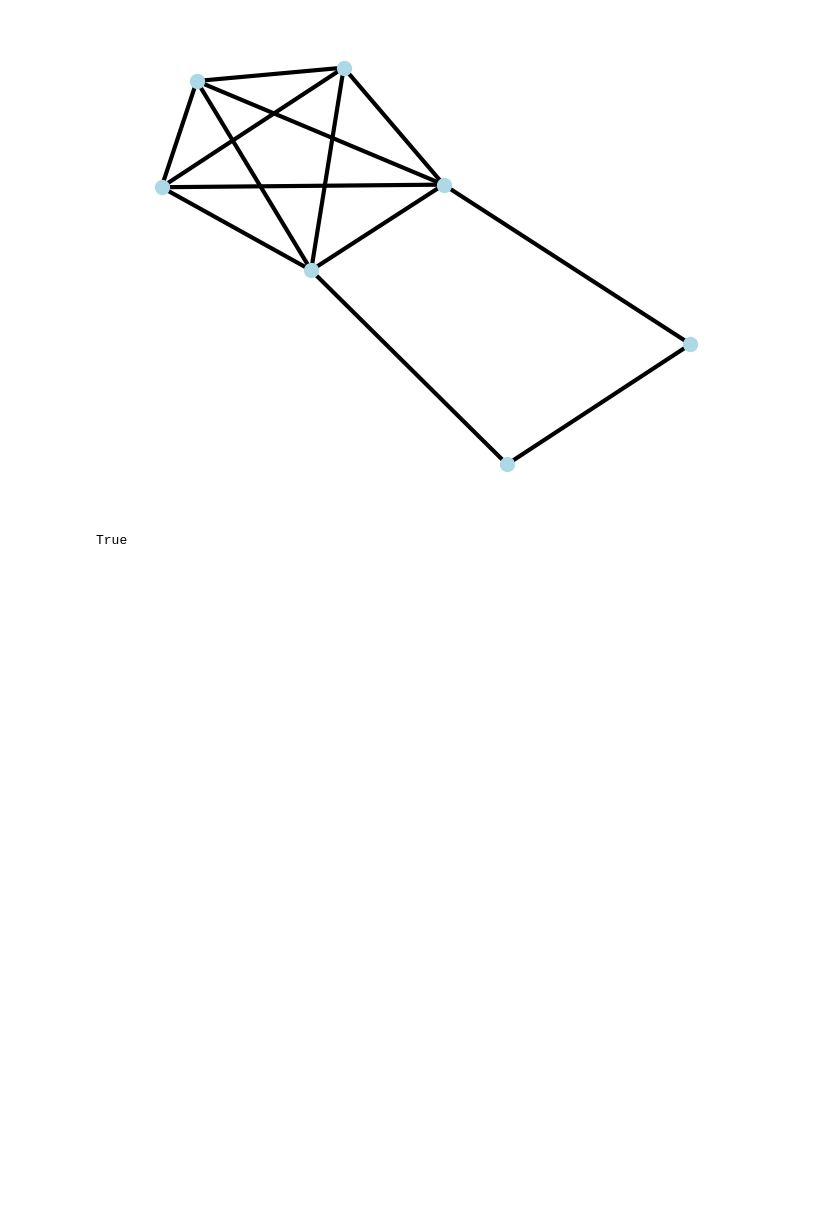
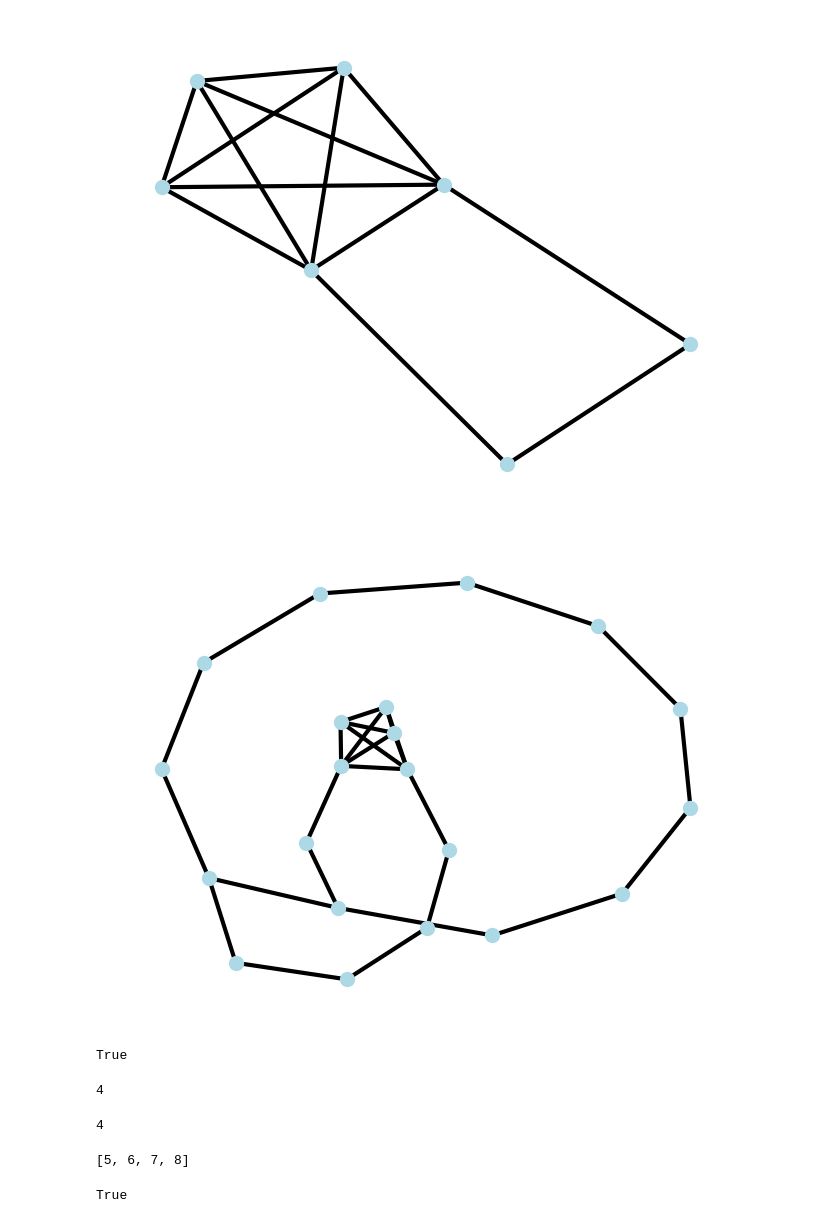
Before and after one commit to vonals/code, a Jupyter notebook: graphx.ipynb, the cells around one changed output. Drawn from its saved outputs; the diff is of its cells as text; code cells hidden in the pictures; blank space fills up the shorter version.

Commit message:
added Generate us-graph function

```diff
--- a/graphx.ipynb
+++ b/graphx.ipynb
@@ -260,6 +260,62 @@ class Node():
         self.right=right
         self.data=data
         self.cutset=cutset
+# %%
+def generate_us_graph():
+    # Step 1: random base
+    G=nx.complete_graph(5)
+    level=5
+    idx=5
+    for i in range(level):
+        # clique or cycle
+        right_parts = random.randint(0, 1)
+        # each step: pick 1 vertex
+        v=random.choice(list(G.nodes))
+        # step 2: add random right leaf
+        if right_parts==0:
+            # case 1: complete graph
+            # Find cliques including vertex v
+            cliques = [clique for clique in nx.find_cliques(G) if v in clique]
+            choose_clique=random.choice(cliques)
+            # print("clique",choose_clique)
+            connected_vertex_list=list(choose_clique)
+            G.add_node(v)
+            edges=[(v,u) for u in connected_vertex_list if u!=v]
+            G.add_edges_from(edges)
+            idx+=1
+        elif right_parts==1:
+            # case 2: cycle
+            # get 1 neighbour u of v
+            u=random.choice(list(G.neighbors(v)))
+            # generate random cycle length between 1 to 10
+            cycle_length=random.randint(1, 10)
+            # print(cycle_length)
+            # add a cycle with length cycle_length+2
+            node_list=[u,v]+[idx+i for i in range(cycle_length)]
+            idx+=cycle_length
+            nx.add_cycle(G,node_list)
+    return G
+G=generate_us_graph()
+show_graph(G)
+# %% [output]
+[figure, added]
+# %%
+is_us_graph(G)
+# %% [output]
+True
+# %%
+random_number = random.randint(0, 10)
+print(random_number)
+# %% [output]
+4
+# %%
+idx=5
+cycle_length=random.randint(1, 10)
+print(cycle_length)
+[idx+i for i in range(cycle_length)]
+# %% [output]
+4
+[5, 6, 7, 8]
 # %%
 def is_us_graph(G):
     # if G is universal signable graph return True
```
